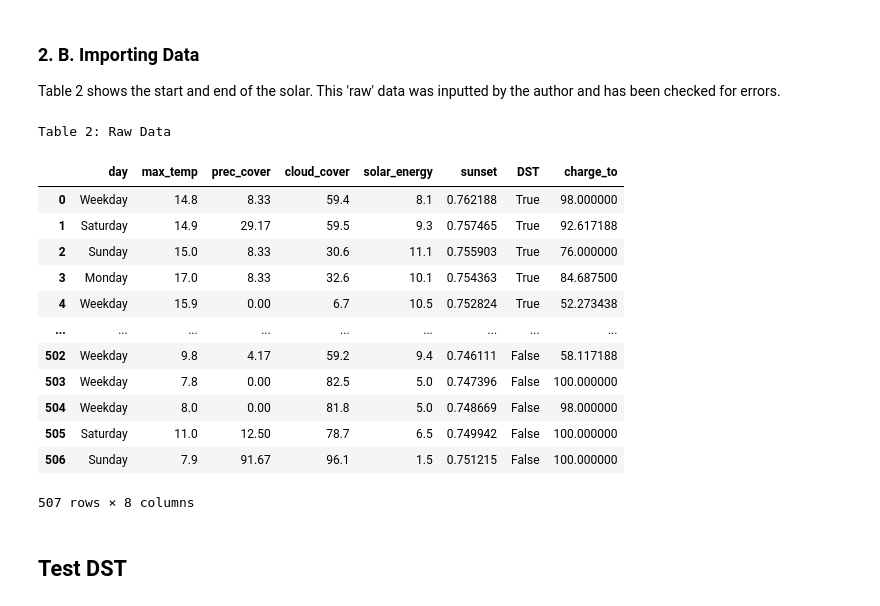
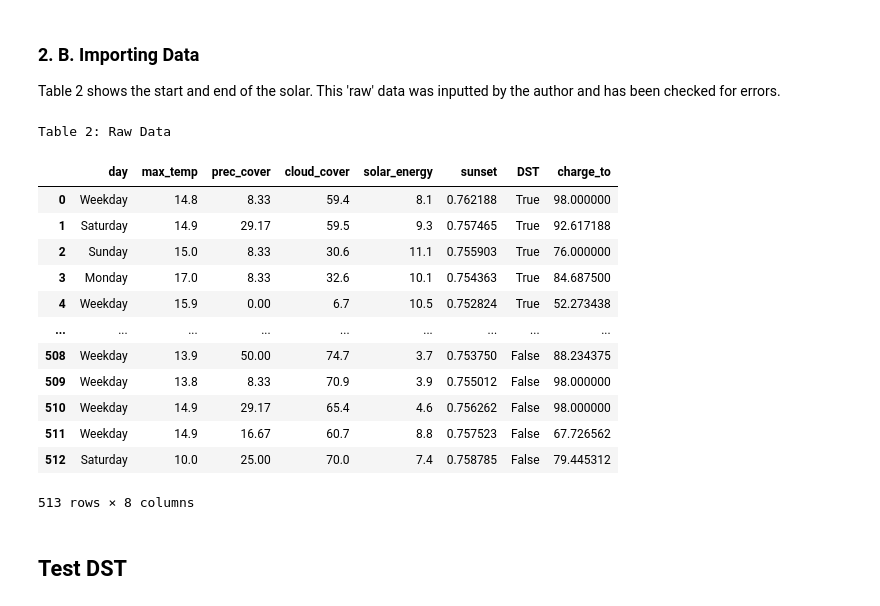
Before and after one commit to TheUkrainian1991/Solar-Charging, a Jupyter notebook: Solar Charge Predictor.ipynb, the cells around one changed output. Drawn from its saved outputs; the diff is of its cells as text; code cells hidden in the pictures.

```diff
--- a/Solar Charge Predictor.ipynb
+++ b/Solar Charge Predictor.ipynb
@@ -81,24 +81,24 @@ Table 2 shows the start and end of the solar. This 'raw' data was inputted by th
 # %%
 import pandas as pd
 
-df = pd.read_csv("feb_data.csv")
+df = pd.read_csv("solar_data.csv")
 print("Table 2: Raw Data")
 df
 # %% [output]
 Table 2: Raw Data
 |  | day | max_temp | prec_cover | cloud_cover | solar_energy | sunset | DST | charge_to |
 | 0 | Weekday | 14.8 | 8.33 | 59.4 | 8.1 | 0.762188 | True | 98.000000 |
 | 1 | Saturday | 14.9 | 29.17 | 59.5 | 9.3 | 0.757465 | True | 92.617188 |
 | 2 | Sunday | 15.0 | 8.33 | 30.6 | 11.1 | 0.755903 | True | 76.000000 |
 | 3 | Monday | 17.0 | 8.33 | 32.6 | 10.1 | 0.754363 | True | 84.687500 |
 | 4 | Weekday | 15.9 | 0.00 | 6.7 | 10.5 | 0.752824 | True | 52.273438 |
 | ... | ... | ... | ... | ... | ... | ... | ... | ... |
-| 502 | Weekday | 9.8 | 4.17 | 59.2 | 9.4 | 0.746111 | False | 58.117188 |
-| 503 | Weekday | 7.8 | 0.00 | 82.5 | 5.0 | 0.747396 | False | 100.000000 |
-| 504 | Weekday | 8.0 | 0.00 | 81.8 | 5.0 | 0.748669 | False | 98.000000 |
-| 505 | Saturday | 11.0 | 12.50 | 78.7 | 6.5 | 0.749942 | False | 100.000000 |
-| 506 | Sunday | 7.9 | 91.67 | 96.1 | 1.5 | 0.751215 | False | 100.000000 |
+| 508 | Weekday | 13.9 | 50.00 | 74.7 | 3.7 | 0.753750 | False | 88.234375 |
+| 509 | Weekday | 13.8 | 8.33 | 70.9 | 3.9 | 0.755012 | False | 98.000000 |
+| 510 | Weekday | 14.9 | 29.17 | 65.4 | 4.6 | 0.756262 | False | 98.000000 |
+| 511 | Weekday | 14.9 | 16.67 | 60.7 | 8.8 | 0.757523 | False | 67.726562 |
+| 512 | Saturday | 10.0 | 25.00 | 70.0 | 7.4 | 0.758785 | False | 79.445312 |
-507 rows × 8 columns
+513 rows × 8 columns
 # %% [markdown]
 ## Test DST
 # %%
```
Also changed, not shown: parts of 12 cells of this notebook, 4 other files.
